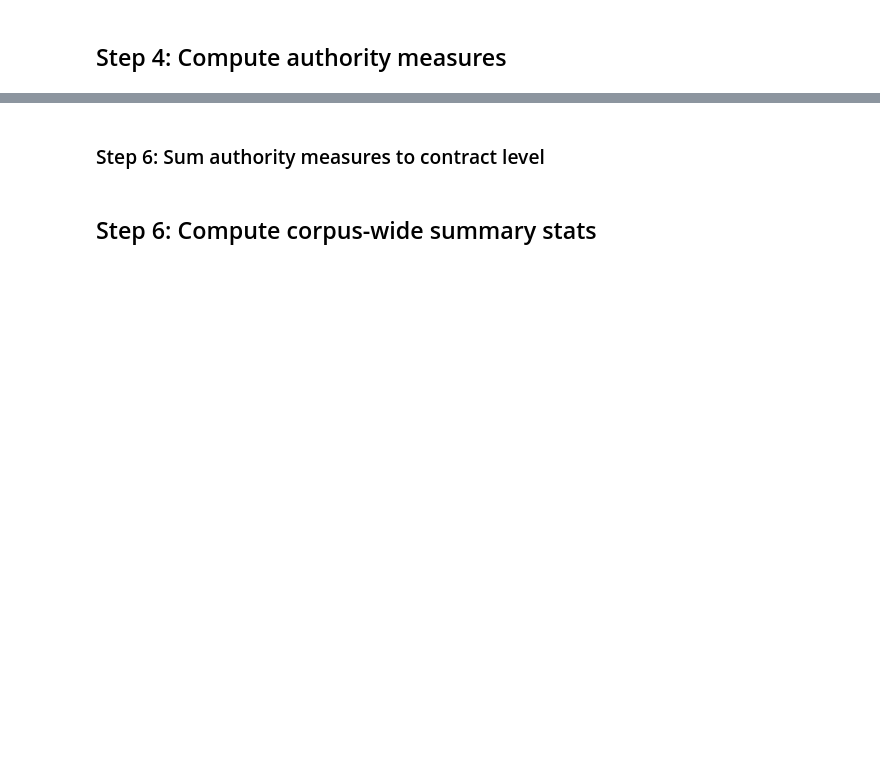
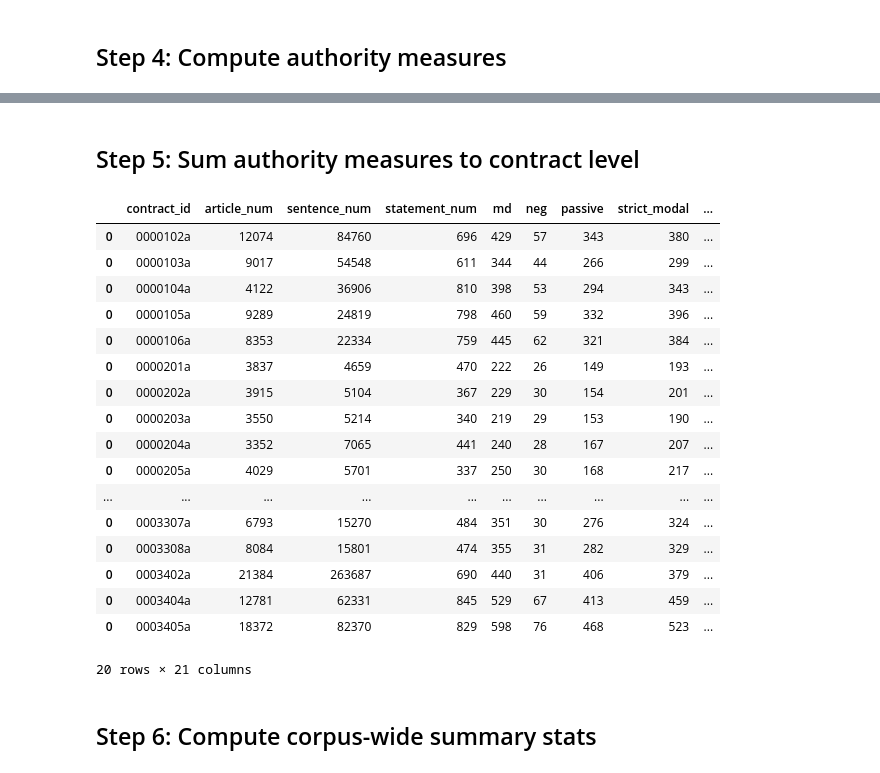
Before and after one commit to jpowerj/contracts-pipeline, a Jupyter notebook: Simplified_Pipeline.ipynb, the cells around one changed output, grey strips where cells are left out. Saved outputs shown, nothing was run; the diff lists cells and outputs as text; code cells hidden in the pictures; blank space fills up the shorter version.

```diff
--- a/Simplified_Pipeline.ipynb
+++ b/Simplified_Pipeline.ipynb
@@ -205,6 +213,7 @@ for art_list, contract_meta in contract_iter:
     output_fpath = os.path.join(spacy_output_path, contract_fname)
     # Check if it's already been processed
     if os.path.isfile(output_fpath):
+        pl.vprint(f"Parse already exists: {output_fpath}")
         continue
     contract_art_list = []
     #print(contract_data)
@@ -465,0 +573,3 @@ def compute_statement_auth(pl, chunk_num, pdata_chunk_df):
+# %%
+pdata_fpaths = glob.glob(os.path.join(pl.get_pdata_output_path(), "*.pkl"))
+num_to_process = len(pdata_fpaths)
@@ -478,3 +601,16 @@ plutil.safe_to_pickle(auth_df, os.path.join(pl.get_output_path(), new_fname))
 # %% [markdown]
-### Step 6: Sum authority measures to contract level
+## Step 5: Sum authority measures to contract level
+# %%
+def stream_sauth():
+    sauth_path = pl.get_sauth_output_path()
+    sauth_fpaths = glob.glob(os.path.join(sauth_path, "*.pkl"))
+    for cur_sauth_fpath in sauth_fpaths:
+        # Get info from the fpath itself
+        cur_fname = os.path.basename(cur_sauth_fpath)
+        fname_info = plutil.parse_fname(cur_fname)
+        contract_id = fname_info['id']
+        contract_lang = fname_info['lang']
+        cur_contract_meta = DocMeta(contract_id, contract_lang)
+        cur_sauth_df = plutil.safe_load_pickle(cur_sauth_fpath)
+        yield cur_sauth_df, cur_contract_meta
 # %%
@@ -540,6 +645,51 @@ def sum_auth_df(auth_df):
     # Return it so these summed chunk dfs can be combined into a final summed df
     # by sum_auth()
     return sum_df
+# %%
+sauth_dfs = []
+summed_dfs = []
+for cur_sauth_df, contract_meta in stream_sauth():
+    sauth_dfs.append(cur_sauth_df)
+    # Now we do a final sum to obtain the (non-chunked) contract-level dataset
+    cauth_df = cur_sauth_df.groupby(["contract_id"]).sum()
+    cauth_df.reset_index(inplace=True)
+    summed_dfs.append(cauth_df)
+# First, we combine the individual summed dfs
+full_df = pd.concat(summed_dfs)
+# And output the combined df
+pkl_fpath = pl.get_cauth_output_fpath("pkl")
+plutil.safe_to_pickle(full_df, pkl_fpath)
+csv_fpath = pl.get_cauth_output_fpath("csv")
+full_df.to_csv(csv_fpath, index=False)
+
+# Now we combine the *statement-level* dfs
+allsauth_df = pd.concat(sauth_dfs)
+# And output this combined df
+allsauth_pkl_fpath = pl.get_allsauth_output_fpath("pkl")
+plutil.safe_to_pickle(allsauth_df, allsauth_pkl_fpath)
+allsauth_csv_fpath = pl.get_allsauth_output_fpath("csv")
+plutil.safe_to_pickle(allsauth_df, allsauth_csv_fpath)
+# %%
+full_df
+# %% [output]
+|  | contract_id | article_num | sentence_num | statement_num | md | neg | passive | strict_modal | ... |
+| 0 | 0000102a | 12074 | 84760 | 696 | 429 | 57 | 343 | 380 | ... |
+| 0 | 0000103a | 9017 | 54548 | 611 | 344 | 44 | 266 | 299 | ... |
+| 0 | 0000104a | 4122 | 36906 | 810 | 398 | 53 | 294 | 343 | ... |
+| 0 | 0000105a | 9289 | 24819 | 798 | 460 | 59 | 332 | 396 | ... |
+| 0 | 0000106a | 8353 | 22334 | 759 | 445 | 62 | 321 | 384 | ... |
+| 0 | 0000201a | 3837 | 4659 | 470 | 222 | 26 | 149 | 193 | ... |
+| 0 | 0000202a | 3915 | 5104 | 367 | 229 | 30 | 154 | 201 | ... |
+| 0 | 0000203a | 3550 | 5214 | 340 | 219 | 29 | 153 | 190 | ... |
+| 0 | 0000204a | 3352 | 7065 | 441 | 240 | 28 | 167 | 207 | ... |
+| 0 | 0000205a | 4029 | 5701 | 337 | 250 | 30 | 168 | 217 | ... |
+| ... | ... | ... | ... | ... | ... | ... | ... | ... | ... |
+| 0 | 0003307a | 6793 | 15270 | 484 | 351 | 30 | 276 | 324 | ... |
+| 0 | 0003308a | 8084 | 15801 | 474 | 355 | 31 | 282 | 329 | ... |
+| 0 | 0003402a | 21384 | 263687 | 690 | 440 | 31 | 406 | 379 | ... |
+| 0 | 0003404a | 12781 | 62331 | 845 | 529 | 67 | 413 | 459 | ... |
+| 0 | 0003405a | 18372 | 82370 | 829 | 598 | 76 | 468 | 523 | ... |
+20 rows × 21 columns
 # %% [markdown]
 ## Step 6: Compute corpus-wide summary stats
 # %%
```
Also changed, not shown: parts of 40 cells of this notebook, 10 other files.
